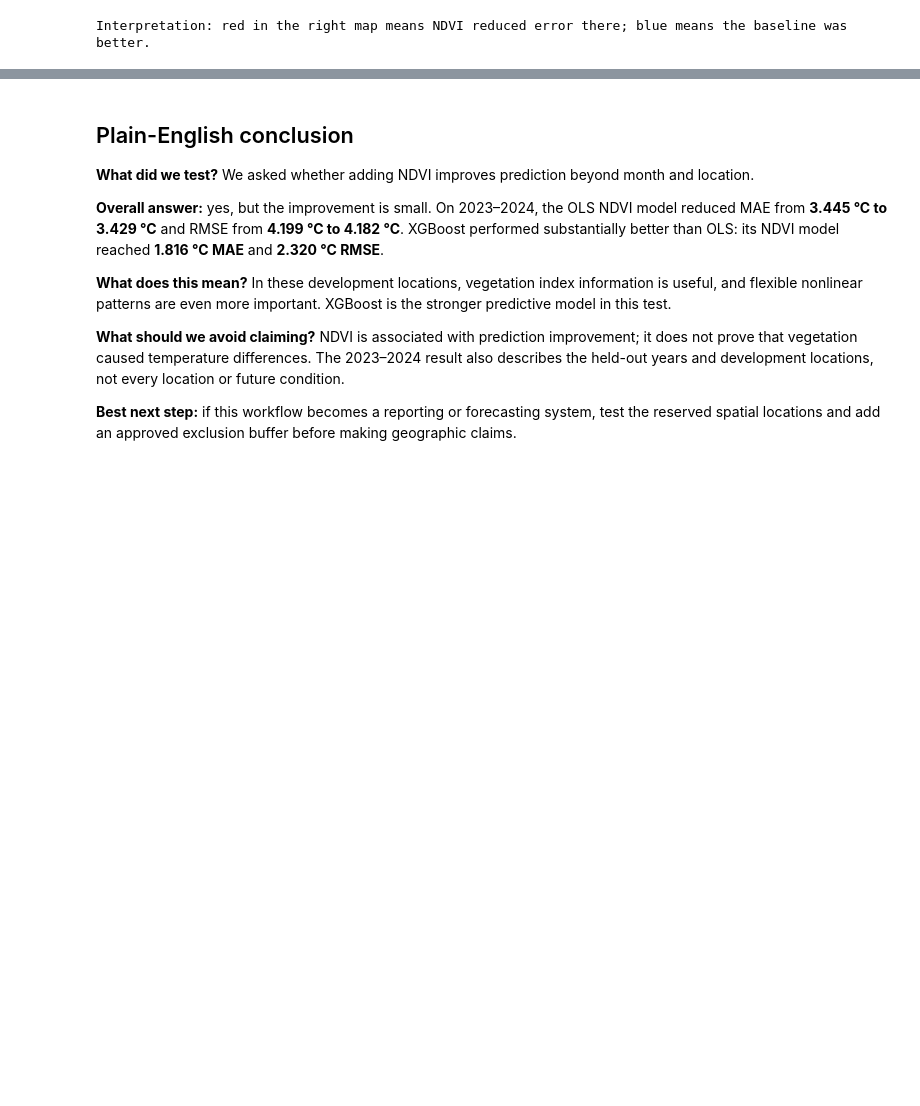
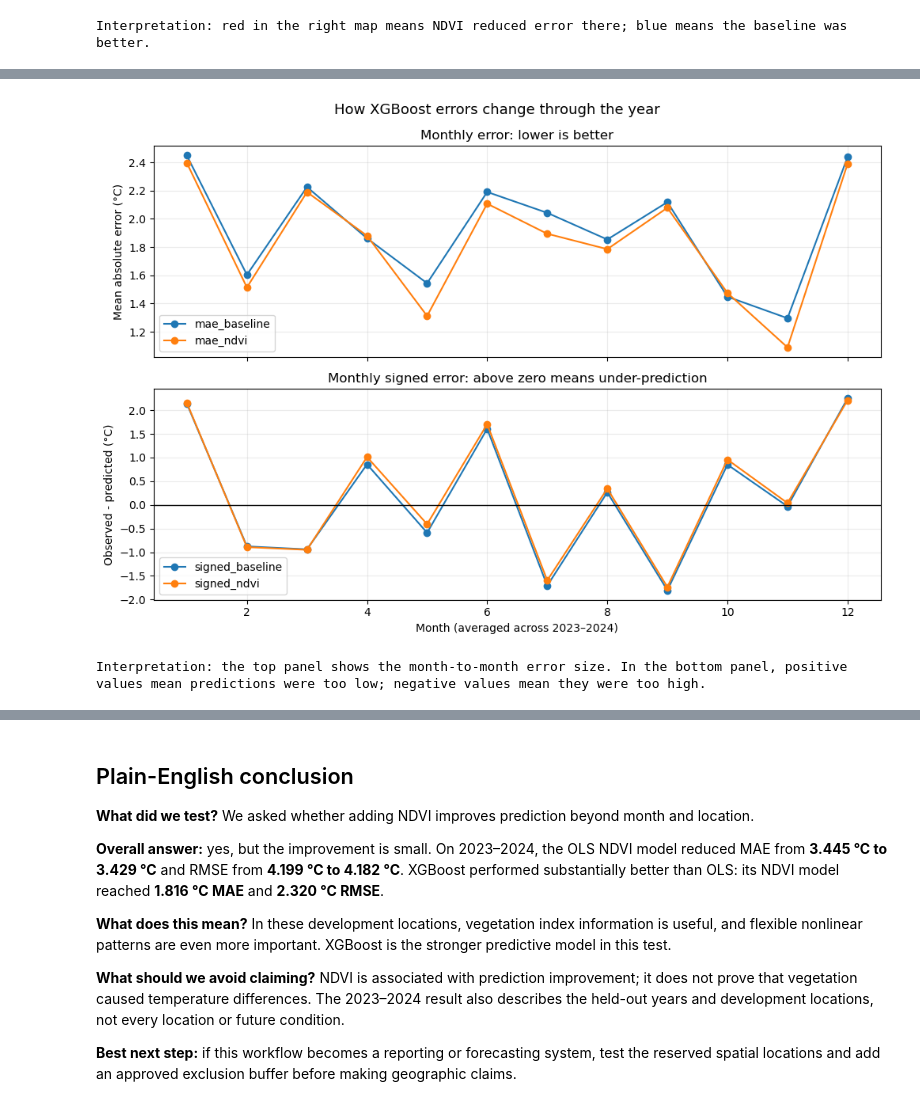
Before and after one commit to tmulumba/greening_predictive, a Jupyter notebook: notebooks/week_03_04_model_analysis.ipynb, the cells around one changed output, grey strips where cells are left out. Cells and saved outputs as stored; diff of their text form; code cells hidden in the pictures; blank space fills up the shorter version.

```diff
--- a/notebooks/week_03_04_model_analysis.ipynb
+++ b/notebooks/week_03_04_model_analysis.ipynb
@@ -277,0 +305,35 @@ Interpretation: red in the right map means NDVI reduced error there; blue means
+# %%
+xgb_monthly = xgb_pred.assign(
+    abs_baseline=xgb_pred.err_baseline.abs(),
+    abs_ndvi=xgb_pred.err_ndvi.abs()
+).groupby("month").agg(
+    mae_baseline=("abs_baseline", "mean"),
+    mae_ndvi=("abs_ndvi", "mean"),
+    signed_baseline=("err_baseline", "mean"),
+    signed_ndvi=("err_ndvi", "mean"),
+    observations=("lst", "size")
+).reset_index()
+xgb_monthly.to_csv(OUT / "xgboost_monthly_errors.csv", index=False)
+
+fig, ax = plt.subplots(2, 1, figsize=(10, 7), sharex=True)
+xgb_monthly.plot(x="month", y=["mae_baseline", "mae_ndvi"], ax=ax[0], marker="o")
+ax[0].set_title("Monthly error: lower is better")
+ax[0].set_ylabel("Mean absolute error (°C)")
+ax[0].grid(alpha=.25)
+
+xgb_monthly.plot(x="month", y=["signed_baseline", "signed_ndvi"], ax=ax[1], marker="o")
+ax[1].axhline(0, color="black", linewidth=1)
+ax[1].set_title("Monthly signed error: above zero means under-prediction")
+ax[1].set_xlabel("Month (averaged across 2023–2024)")
+ax[1].set_ylabel("Observed - predicted (°C)")
+ax[1].grid(alpha=.25)
+
+fig.suptitle("How XGBoost errors change through the year", fontsize=13)
+fig.tight_layout()
+fig.savefig(OUT / "xgboost_errors_over_time.png", dpi=160, bbox_inches="tight")
+plt.show()
+
+print("Interpretation: the top panel shows the month-to-month error size. In the bottom panel, positive values mean predictions were too low; negative values mean they were too high.")
+# %% [output]
+[figure, added]
+Interpretation: the top panel shows the month-to-month error size. In the bottom panel, positive values mean predictions were too low; negative values mean they were too high.
```
Also changed, not shown: parts of 6 cells of this notebook.
